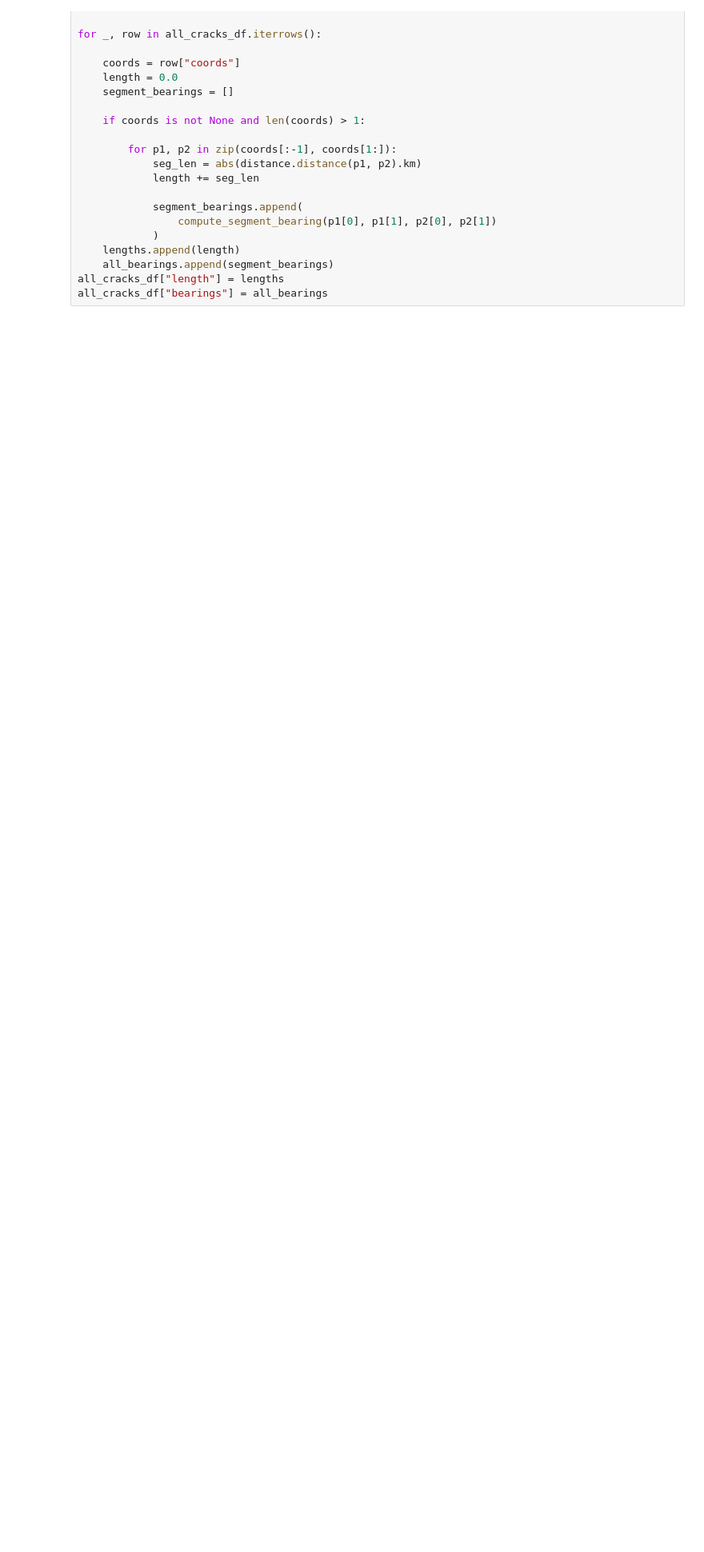
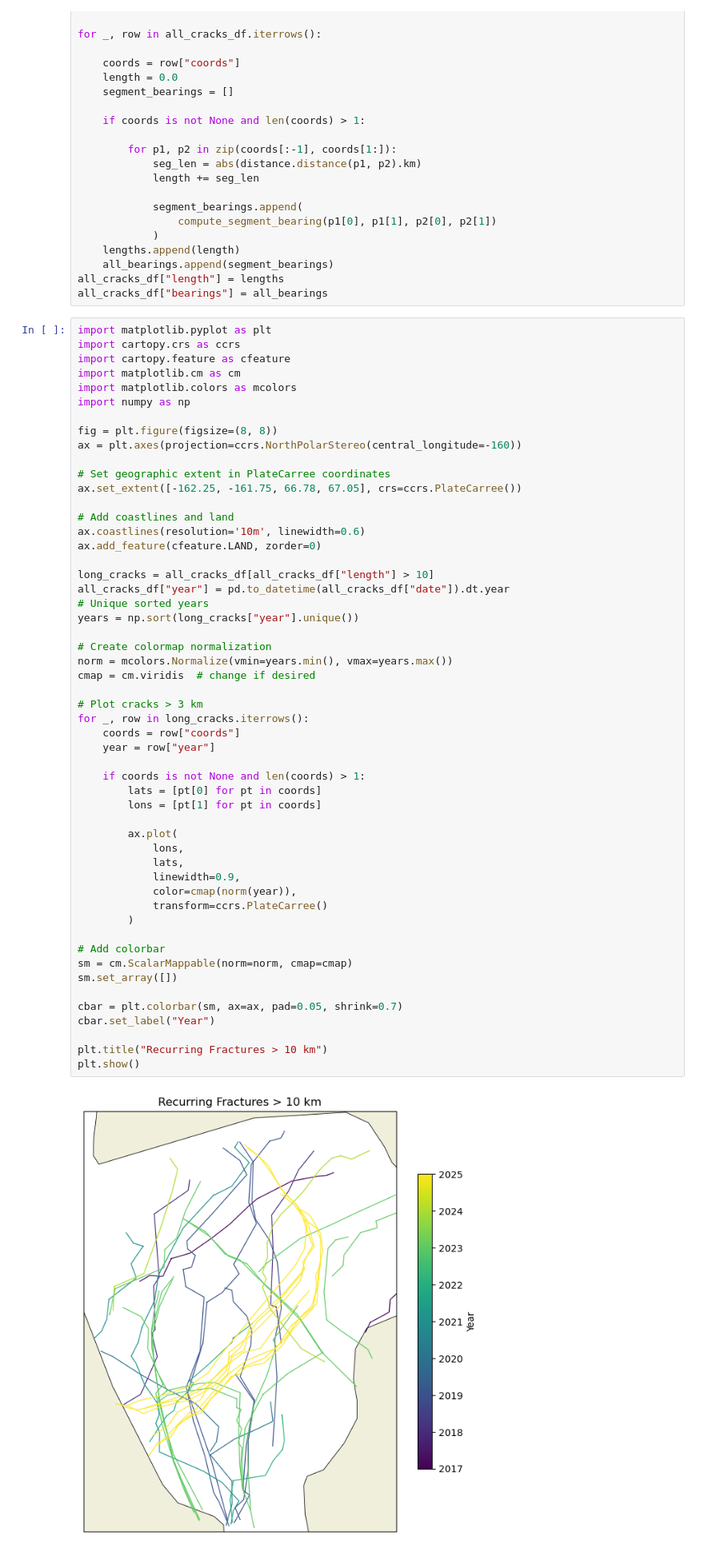
Before and after one commit to kovaleskima/KobukData, a Jupyter notebook: winds_to_bearings.ipynb, the cells around one changed output. Shown at 80% size. Saved outputs shown, nothing was run; the diff lists cells and outputs as text; blank space fills up the shorter version.

```diff
--- a/winds_to_bearings.ipynb
+++ b/winds_to_bearings.ipynb
@@ -77,3 +77,58 @@ for _, row in all_cracks_df.iterrows():
     all_bearings.append(segment_bearings)
 all_cracks_df["length"] = lengths
 all_cracks_df["bearings"] = all_bearings
+# %%
+import matplotlib.pyplot as plt
+import cartopy.crs as ccrs
+import cartopy.feature as cfeature
+import matplotlib.cm as cm
+import matplotlib.colors as mcolors
+import numpy as np
+
+fig = plt.figure(figsize=(8, 8))
+ax = plt.axes(projection=ccrs.NorthPolarStereo(central_longitude=-160))
+
+# Set geographic extent in PlateCarree coordinates
+ax.set_extent([-162.25, -161.75, 66.78, 67.05], crs=ccrs.PlateCarree())
+
+# Add coastlines and land
+ax.coastlines(resolution='10m', linewidth=0.6)
+ax.add_feature(cfeature.LAND, zorder=0)
+
+long_cracks = all_cracks_df[all_cracks_df["length"] > 10]
+all_cracks_df["year"] = pd.to_datetime(all_cracks_df["date"]).dt.year
+# Unique sorted years
+years = np.sort(long_cracks["year"].unique())
+
+# Create colormap normalization
+norm = mcolors.Normalize(vmin=years.min(), vmax=years.max())
+cmap = cm.viridis  # change if desired
+
+# Plot cracks > 3 km
+for _, row in long_cracks.iterrows():
+    coords = row["coords"]
+    year = row["year"]
+
+    if coords is not None and len(coords) > 1:
+        lats = [pt[0] for pt in coords]
+        lons = [pt[1] for pt in coords]
+
+        ax.plot(
+            lons,
+            lats,
+            linewidth=0.9,
+            color=cmap(norm(year)),
+            transform=ccrs.PlateCarree()
+        )
+
+# Add colorbar
+sm = cm.ScalarMappable(norm=norm, cmap=cmap)
+sm.set_array([])
+
+cbar = plt.colorbar(sm, ax=ax, pad=0.05, shrink=0.7)
+cbar.set_label("Year")
+
+plt.title("Recurring Fractures > 10 km")
+plt.show()
+# %% [output]
+[figure, added]
```
Also changed, not shown: parts of 6 cells of this notebook, 3 other files.
